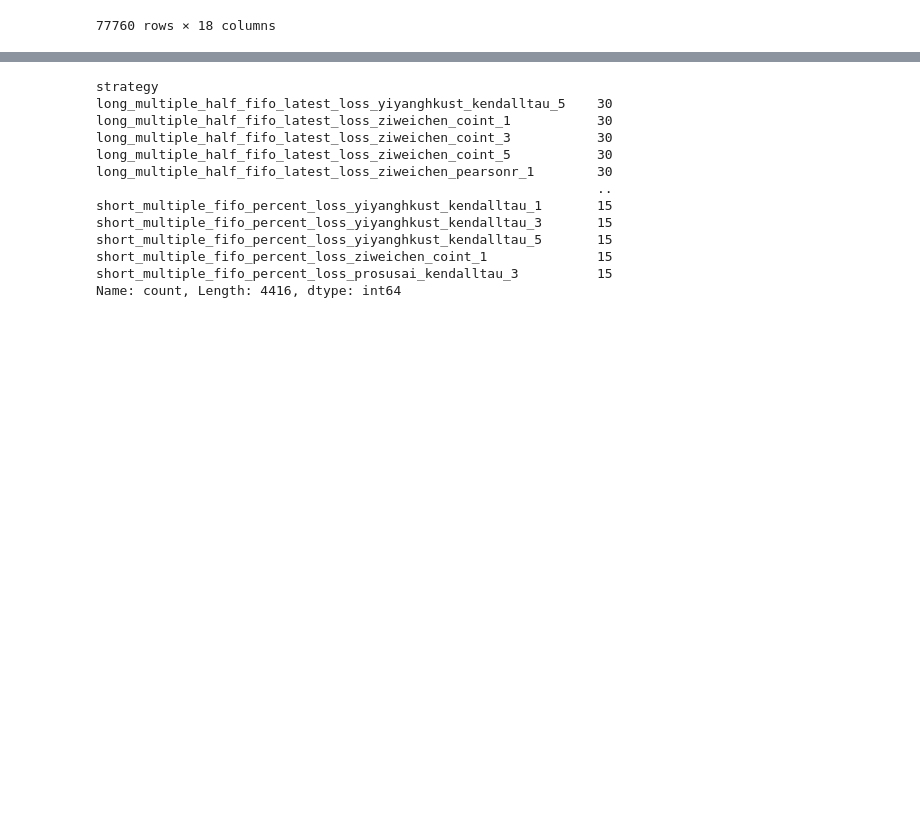
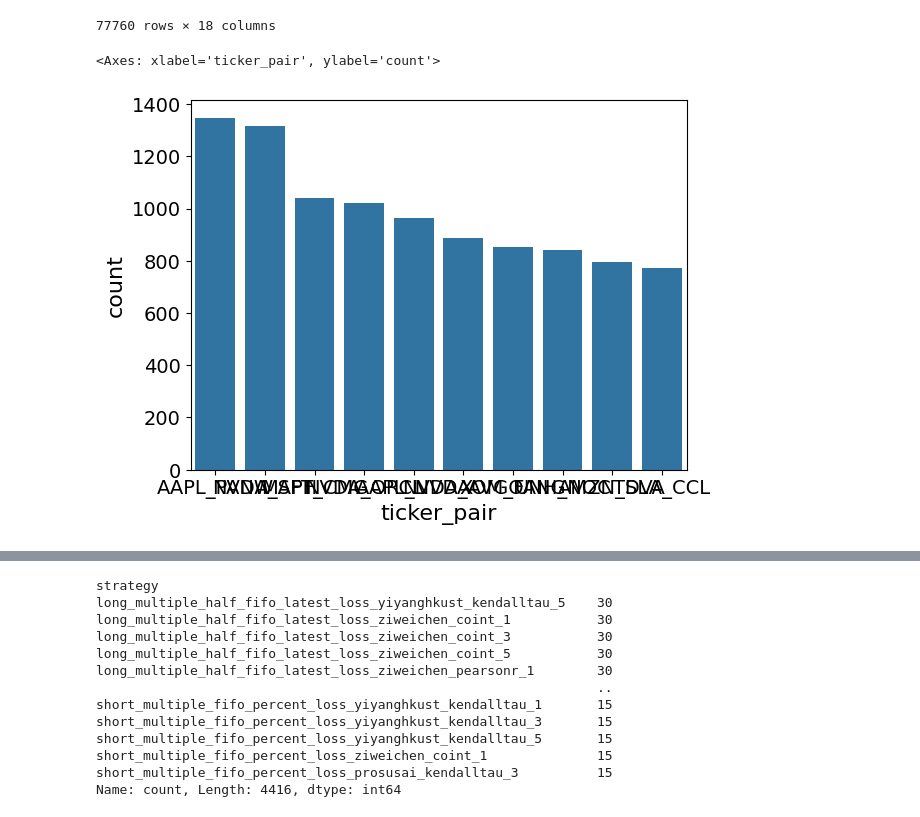
Before and after one commit to CKAbundant/sentiment, a Jupyter notebook: signal.ipynb, the cells around one changed output, grey strips where cells are left out. Drawn from its saved outputs; the diff is of its cells as text; code cells hidden in the pictures; blank space fills up the shorter version.

```diff
--- a/signal.ipynb
+++ b/signal.ipynb
@@ -129,7 +97,7 @@ All tickers :
 ## [Overall Combined](#table-of-contents)
 # %%
 dt = "2025-04-01"
-combined = utils.load_csv(f"./data/{dt}/combined_overall.csv")
+combined = utils.load_csv(f"./data/{dt}/combined_overall.csv", tz="America/New_York")
 combined
 # %% [output]
 |  | entry_type | entry_struct | exit_struct | stop_method | hf_model | coint_corr_fn | period | ... |
@@ -190,3 +214,12 @@ df_top_n
 | 77758 | longshort_single_take_all_latest_... | longshort | single | take_all | latest_loss | aventiq_ai | kendalltau | 5 | ... |
 | 77759 | longshort_single_take_all_latest_... | longshort | single | take_all | latest_loss | aventiq_ai | kendalltau | 5 | ... |
 77760 rows × 18 columns
+# %%
+import seaborn as sns
+
+x = plot_utils.get_top_n(df_top_n, "ticker_pair", 10)
+
+sns.barplot(x=x.index, y=x)
+# %% [output]
+<Axes: xlabel='ticker_pair', ylabel='count'>
+[figure, added]
```
Also changed, not shown: parts of 12 cells of this notebook, 5 other files.
